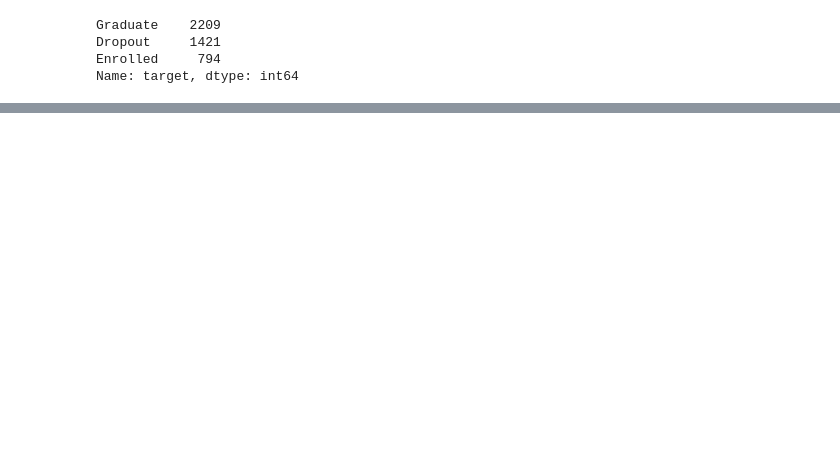
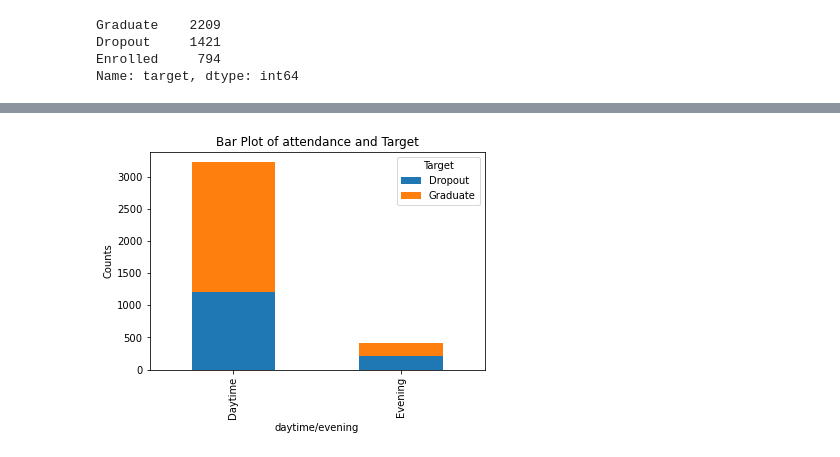
Before and after one commit to josecastillofl/Capstone_students_dropout_prediction, a Jupyter notebook: EDA.ipynb, the cells around one changed output, grey strips where cells are left out. Drawn from its saved outputs; the diff is of its cells as text; code cells hidden in the pictures; blank space fills up the shorter version.

```diff
--- a/EDA.ipynb
+++ b/EDA.ipynb
@@ -30,0 +65,11 @@ df.shape
+# %%
+counts = df_clean.groupby(['daytime/evening attendance', 'target']).size().reset_index(name='Counts')
+counts = counts.pivot(index='daytime/evening attendance', columns='target', values='Counts')
+counts.plot.bar(stacked=True)
+plt.xlabel('daytime/evening')
+plt.ylabel('Counts')
+plt.title('Bar Plot of attendance and Target')
+plt.legend(title='Target')
+plt.show()
+# %% [output]
+[figure, added]
```
Also changed, not shown: parts of 9 cells of this notebook, 1 other file.
